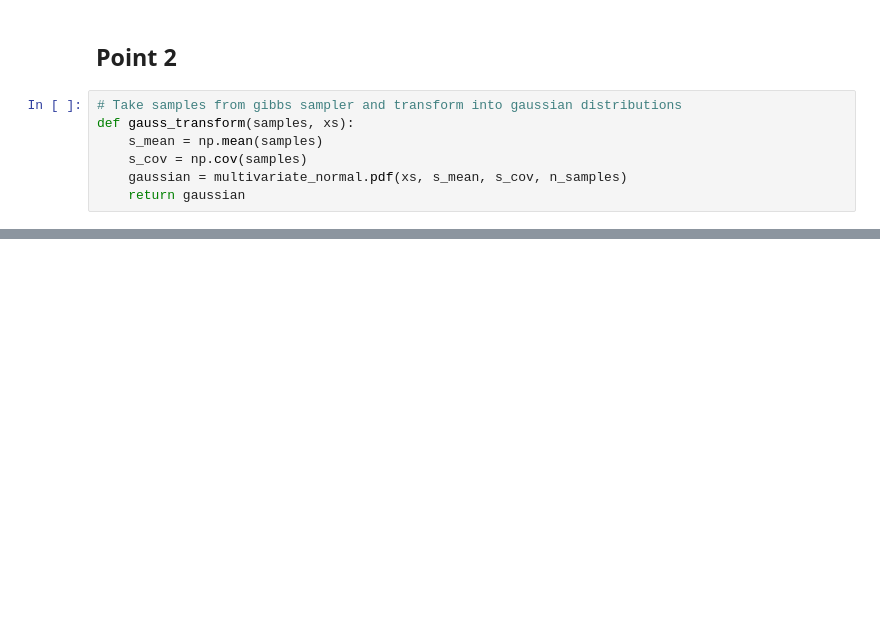
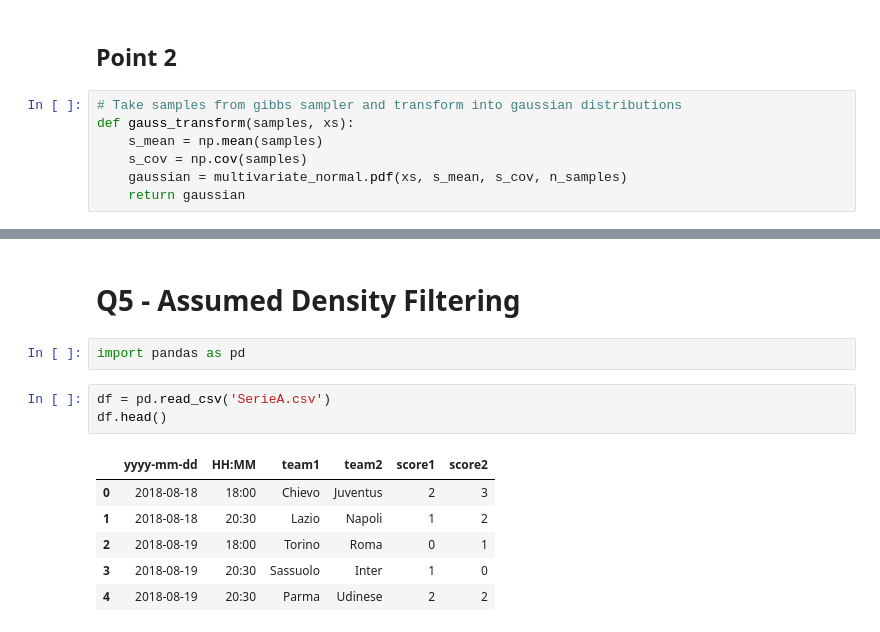
Before and after one commit to emiresenov/APML, a Jupyter notebook: Project.ipynb, the cells around one changed output, grey strips where cells are left out. Drawn from its saved outputs; the diff is of its cells as text; blank space fills up the shorter version.

```diff
--- a/Project.ipynb
+++ b/Project.ipynb
@@ -178,0 +183,14 @@ plt.show()
+# %% [markdown]
+# Q5 - Assumed Density Filtering
+# %%
+import pandas as pd
+# %%
+df = pd.read_csv('SerieA.csv')
+df.head()
+# %% [output]
+|  | yyyy-mm-dd | HH:MM | team1 | team2 | score1 | score2 |
+| 0 | 2018-08-18 | 18:00 | Chievo | Juventus | 2 | 3 |
+| 1 | 2018-08-18 | 20:30 | Lazio | Napoli | 1 | 2 |
+| 2 | 2018-08-19 | 18:00 | Torino | Roma | 0 | 1 |
+| 3 | 2018-08-19 | 20:30 | Sassuolo | Inter | 1 | 0 |
+| 4 | 2018-08-19 | 20:30 | Parma | Udinese | 2 | 2 |
```
Also changed, not shown: parts of 13 cells of this notebook, 1 other file.
